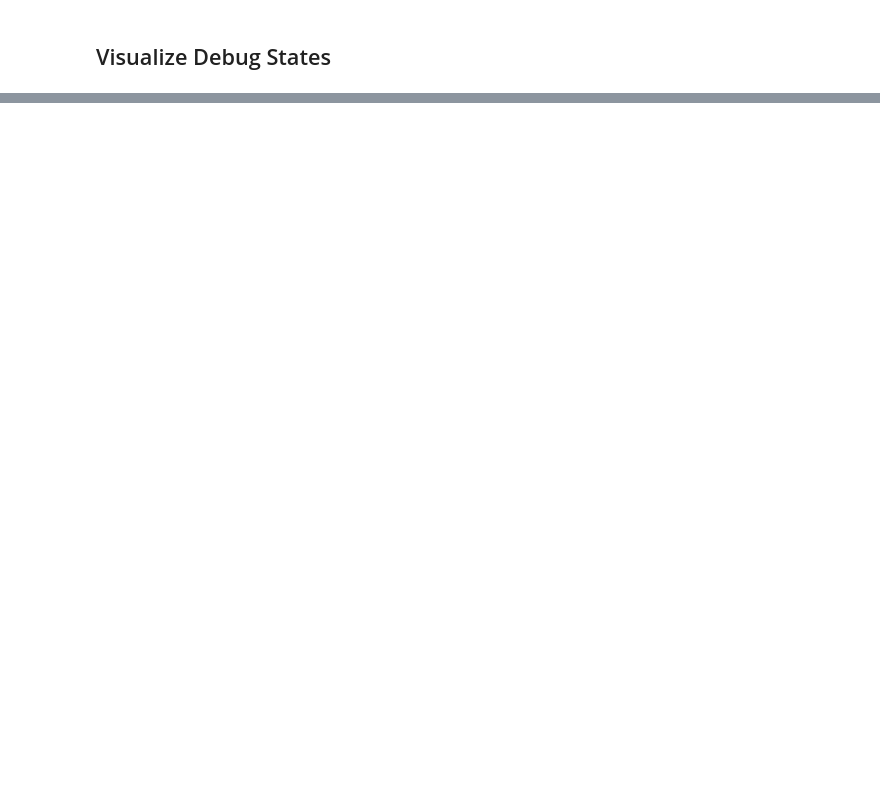
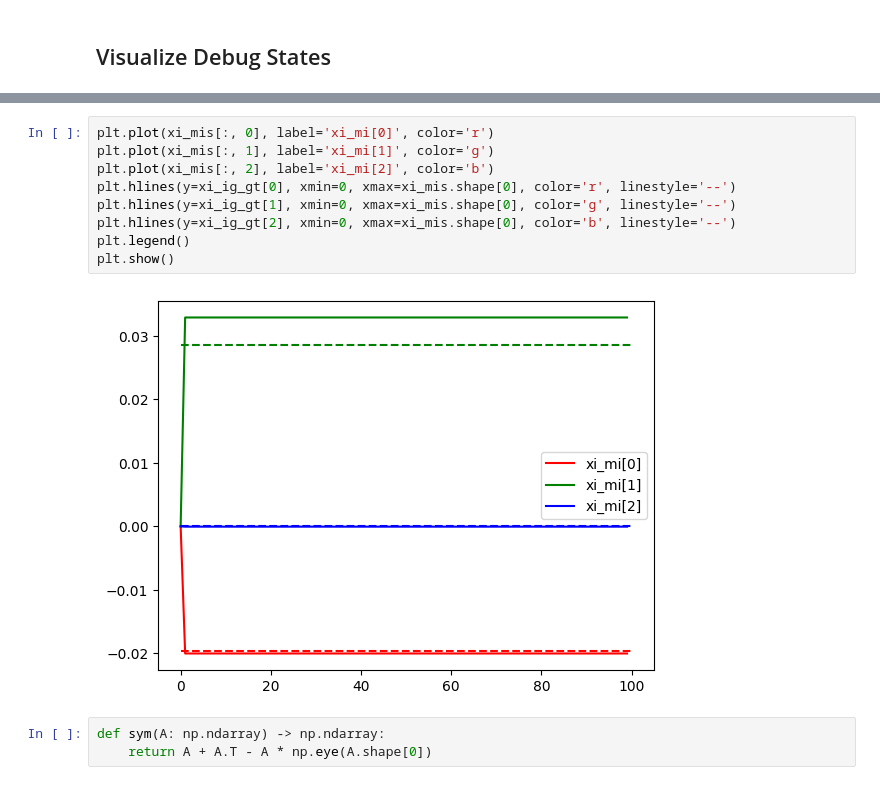
Before and after one commit to utiasASRL/steam_icp, a Jupyter notebook: script/visualize_debug.ipynb, the cells around one changed output, grey strips where cells are left out. Saved outputs shown, nothing was run; the diff lists cells and outputs as text; blank space fills up the shorter version.

```diff
--- a/script/visualize_debug.ipynb
+++ b/script/visualize_debug.ipynb
@@ -487,0 +534,14 @@ plt.show()
+# %%
+plt.plot(xi_mis[:, 0], label='xi_mi[0]', color='r')
+plt.plot(xi_mis[:, 1], label='xi_mi[1]', color='g')
+plt.plot(xi_mis[:, 2], label='xi_mi[2]', color='b')
+plt.hlines(y=xi_ig_gt[0], xmin=0, xmax=xi_mis.shape[0], color='r', linestyle='--')
+plt.hlines(y=xi_ig_gt[1], xmin=0, xmax=xi_mis.shape[0], color='g', linestyle='--')
+plt.hlines(y=xi_ig_gt[2], xmin=0, xmax=xi_mis.shape[0], color='b', linestyle='--')
+plt.legend()
+plt.show()
+# %% [output]
+[figure, added]
+# %%
+def sym(A: np.ndarray) -> np.ndarray:
+    return A + A.T - A * np.eye(A.shape[0])
```
Also changed, not shown: parts of 18 cells of this notebook, 9 other files.
